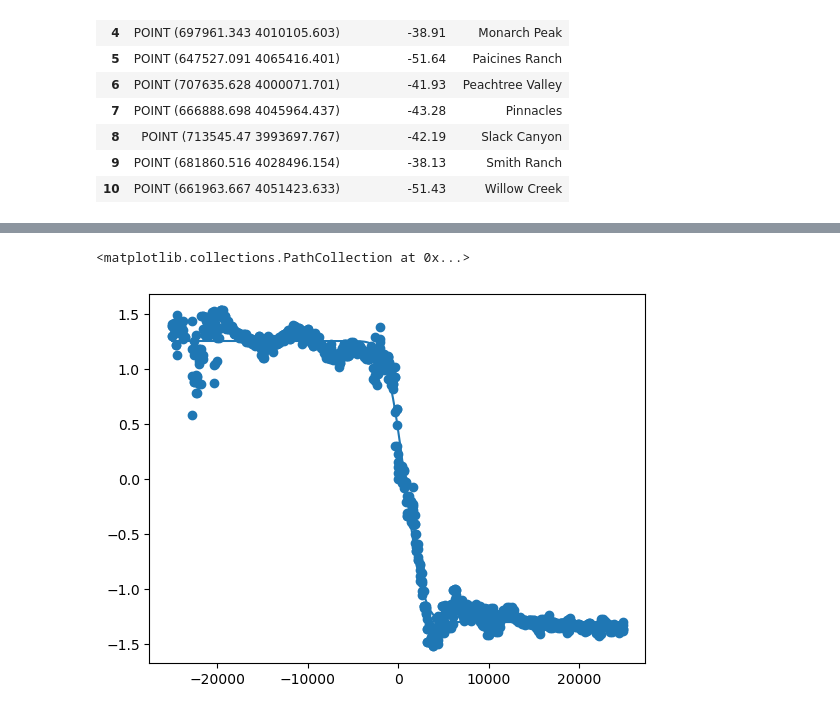
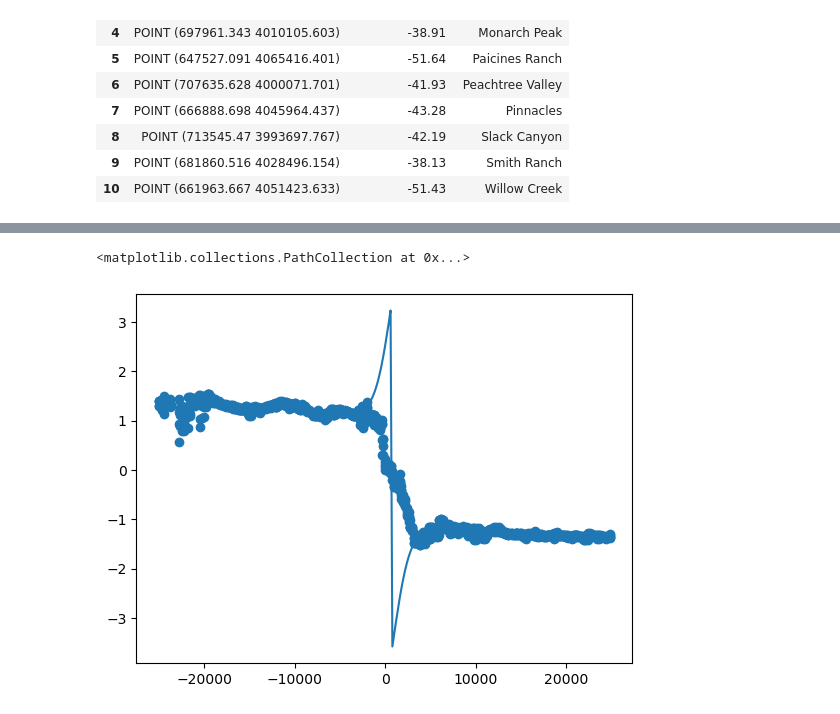
Before and after one commit to cehanagan/ImageryResources, a Jupyter notebook: Notebooks/CSAF_FigureNotebooks/ProfilesAtScale.ipynb, the cells around one changed output, grey strips where cells are left out. Cells and saved outputs as stored; diff of their text form; code cells hidden in the pictures.

```diff
--- a/Notebooks/CSAF_FigureNotebooks/ProfilesAtScale.ipynb
+++ b/Notebooks/CSAF_FigureNotebooks/ProfilesAtScale.ipynb
@@ -146,18 +128,18 @@ for i in np.arange(0, len(points)):
         points.fault_azimuth.iloc[i]
     )
 
-    par_intercept, par_total_offset, par_fault_loc, par_shear_width, par_total_offset_sig, par_fault_loc_sig, par_shear_width_sig, par_slope, par_slope_sig = tt.erf_curve_fit(par, dists, -5,5)
-    perp_intercept, perp_total_offset, perp_fault_loc, perp_shear_width, perp_total_offset_sig, perp_fault_loc_sig, perp_shear_width_sig, perp_slope, perp_slope_sig = tt.erf_curve_fit(perp, dists, -5,5)
+    par_intercept, par_total_offset, par_fault_loc, par_shear_width, par_total_offset_sig, par_fault_loc_sig, par_shear_width_sig, par_slope1, par_slope1_sig, par_slope2, par_slope2_sig = tt.erf_curve_fit_twoslope(par, dists)
+    perp_intercept, perp_total_offset, perp_fault_loc, perp_shear_width, perp_total_offset_sig, perp_fault_loc_sig, perp_shear_width_sig, perp_slope1, perp_slope1_sig, perp_slope2, perp_slope2_sig = tt.erf_curve_fit_twoslope(perp, dists)
 
     if plot is True:
         plt.figure(figsize=(8,4))
         plt.title('Profile:'+points.Name.iloc[i])
         plt.scatter(dists,par,s=0.2,color='blue')
-        plt.plot(dists,tt.erf_function(dists,par_intercept,par_total_offset, par_fault_loc, par_shear_width, par_slope))
+        plt.plot(dists,tt.erf_function_twoslope(dists,par_intercept,par_total_offset, par_fault_loc, par_shear_width, par_slope1, par_slope2))
         plt.ylabel('Parallel',color='blue')
         plt.twinx()
         plt.scatter(dists,perp,s=0.2,color='maroon')
-        plt.plot(dists,tt.erf_function(dists,perp_intercept,perp_total_offset, perp_fault_loc, perp_shear_width, perp_slope))
+        plt.plot(dists,tt.erf_function_twoslope(dists,perp_intercept,perp_total_offset, perp_fault_loc, perp_shear_width, perp_slope1, perp_slope2))
         plt.ylabel('Perpendicular',color='maroon')
         plt.xlabel('Profile Distance')
         plt.show()
@@ -188,2 +170,22 @@ Saving profile fits to: /Users/chanagan/Downloads/SARProfiles_Profile4_SampleSpa
 Saving profile fits to: /Users/chanagan/Downloads/SARProfiles_Profile5_SampleSpacing200_ProfLen50000_SwathWidth1000_SAR.csv
 ... (10 outputs left out)
+# %%
+x = np.arange(-15,15)
+offset = 2
+width = 2
+center, intercept = 0, 0
+m1 = -offset/100
+m2 = offset/100
+y1 = tt.erf_function_twoslope(x, intercept, offset, center, width, m1, m2) # a b c ws m1 m2
+y2 = tt.fit_arctan_independent_slopes(x, offset/3, width/3, center, m1, m2, intercept) # b ws c m1 m2 a
+plt.scatter(x,y1,color='teal')
+plt.plot(x,m1*(x-center-width/2)-offset/2)
+plt.plot(x,m2*(x-center-width/2)+offset/2)
+#plt.scatter(x,y2,color='black')
+plt.axhline(-1*offset/2)
+plt.axhline(offset/2)
+plt.axvspan(-width*2,width*2,alpha=0.2)
+plt.axvline(0)
+print('Endpoint diff:', y1[-1]-y1[0])
+print('Max diff:',y1.max()-y1.min())
+print('Shear width diff:',tt.fit_arctan_independent_slopes(width, offset, width, center, m1, m2, intercept) - tt.fit_arctan_independent_slopes(-width, offset, width, center, m1, m2, intercept))
@@ -194,9 +252,9 @@ np.float64(-1.5237304219314818)
 # %%
-mult = 1e-12
-bounds = ((-np.inf,-5,dists.min(),0),(np.inf,5,dists.max(),2*dists.max()))
-par_intercept, par_total_offset, par_fault_loc, par_shear_width, par_total_offset_sig, par_fault_loc_sig, par_shear_width_sig = tt.erf_curve_fit_noslope(par, dists, bounds=Nones)
-plt.plot(dists,tt.erf_function_noslope(dists,par_intercept,par_total_offset, par_fault_loc, par_shear_width))
+mult = 1
+bounds = ((-np.inf,np.nanmin(par)*10,dists.min(),0,-1*mult,-1*mult),(np.inf,np.nanmax(par)*10,dists.max(),2*dists.max(),1*mult,1*mult))
+par_intercept1, par_intercept2, par_total_offset, par_fault_loc, par_shear_width, par_total_offset_sig, par_fault_loc_sig, par_shear_width_sig, slope1, slope1_sig, slope2, slope_2sig = erf_curve_fit_twoslope(par, dists, bounds=None)
+plt.plot(dists,tt.erf_function_twoslope(dists,par_intercept1,par_intercept2,par_total_offset, par_fault_loc, par_shear_width,slope1,slope2))
 plt.scatter(dists,par)
 # %% [output]
 <matplotlib.collections.PathCollection at 0x...>
-[figure, old version]
+[figure, new version]
```
Also changed, not shown: parts of 6 cells of this notebook, 1 other file.
